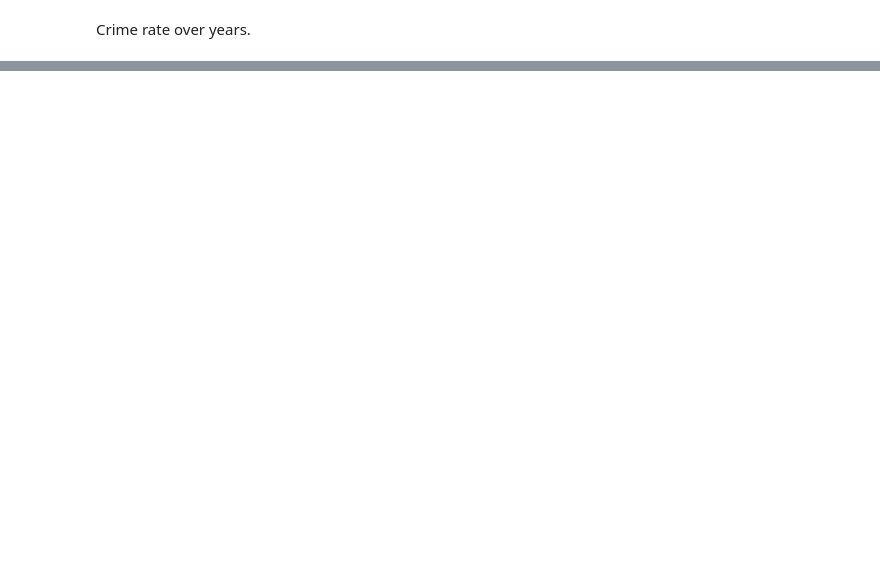
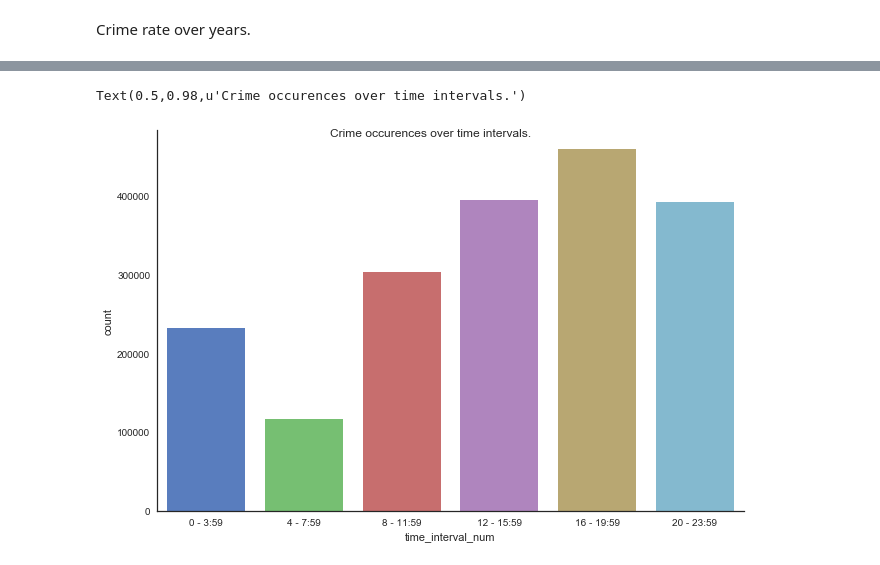
Before and after one commit to aashsub90/vigilante, a Jupyter notebook: data_analysis.ipynb, the cells around one changed output, grey strips where cells are left out. Cells and saved outputs as stored; diff of their text form; code cells hidden in the pictures; blank space fills up the shorter version.

```diff
--- a/data_analysis.ipynb
+++ b/data_analysis.ipynb
@@ -13,6 +13,23 @@ import seaborn as sns
 sns.set(style="white")
 # %% [markdown]
 ## Methods
+# %%
+def discretizeTime(time):
+    '''
+    function to map 24-hours format time to one of the six 4 hours intervals.
+    '''
+    if '00:00' <= time < '04:00':
+        return '0 - 3:59'
+    elif '04:00' <= time < '08:00':
+        return '4 - 7:59'
+    elif '08:00' <= time < '12:00':
+        return '8 - 11:59'
+    elif '12:00' <= time < '16:00':
+        return '12 - 15:59'
+    elif '16:00' <= time < '20:00':
+        return '16 - 19:59'
+    elif '20:00' <= time < '24:00':
+        return '20 - 23:59'
 # %% [markdown]
 ## Visualizations
 # %% [markdown]
@@ -40,0 +74,11 @@ Text(0.5,0.98,'Crime occurences over years.')
+# %%
+time_interval_num = crime_data['time'].apply(discretizeTime)
+crime_data['time_interval_num'] = time_interval_num
+# %%
+g = sns.factorplot(x="time_interval_num", data=crime_data, kind="count",
+                   palette="muted", size=6, aspect=1.5, order=['0 - 3:59', '4 - 7:59', '8 - 11:59', '12 - 15:59', '16 - 19:59', '20 - 23:59'])
+g.set_xticklabels(step=1)
+g.fig.suptitle('Crime occurences over time intervals.')
+# %% [output]
+Text(0.5,0.98,u'Crime occurences over time intervals.')
+[figure, added]
```
Also changed, not shown: parts of 21 cells of this notebook.
